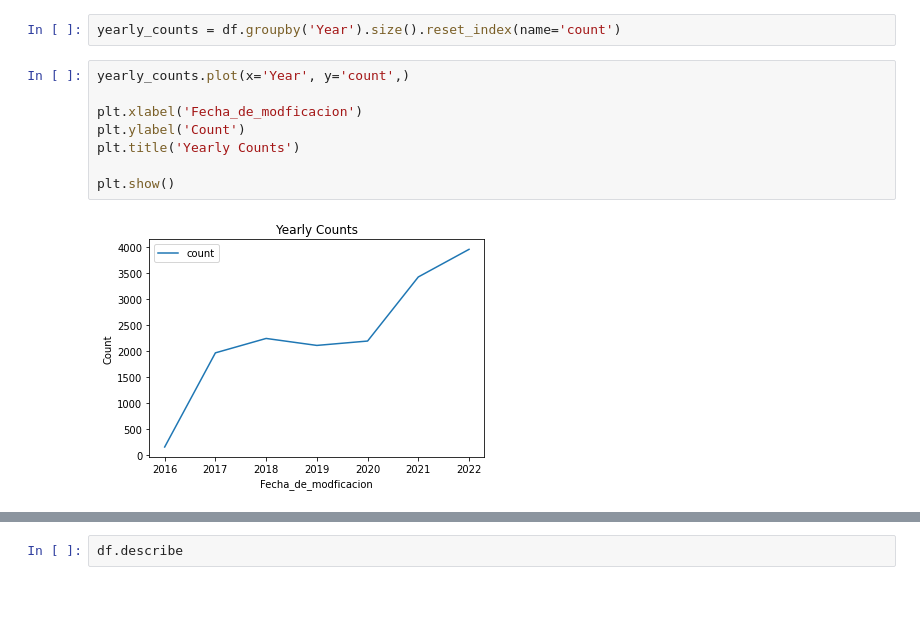
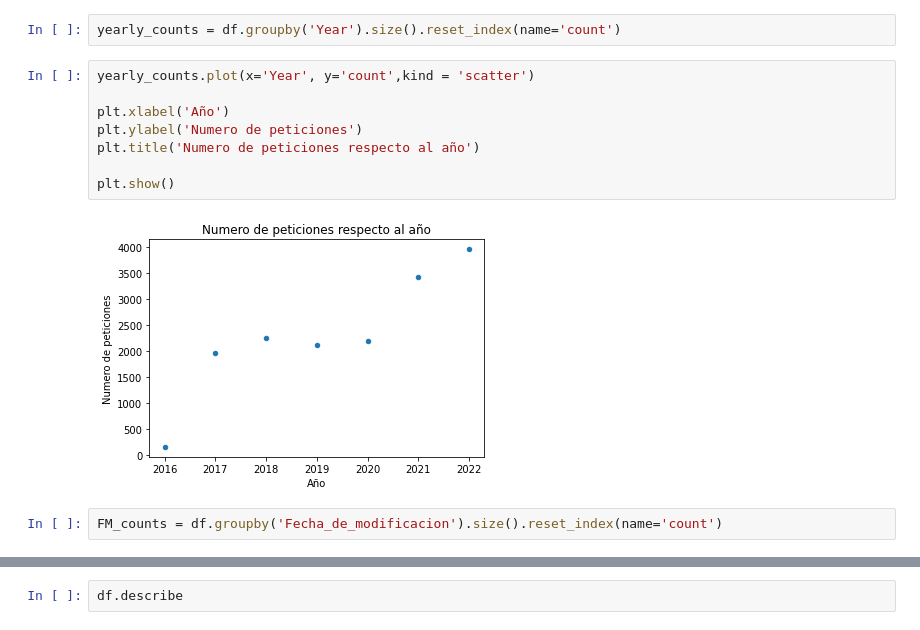
Before and after one commit to jvidorreta/TFG_SDG_JVID, a Jupyter notebook: TFG_SDG_JVID.ipynb, the cells around one changed output, grey strips where cells are left out. Drawn from its saved outputs; the diff is of its cells as text; blank space fills up the shorter version.

```diff
--- a/TFG_SDG_JVID.ipynb
+++ b/TFG_SDG_JVID.ipynb
@@ -215,12 +225,14 @@ monthly_counts = df.groupby('month').size().reset_index(name='count')
 # %%
 yearly_counts = df.groupby('Year').size().reset_index(name='count')
 # %%
-yearly_counts.plot(x='Year', y='count',)
+yearly_counts.plot(x='Year', y='count',kind = 'scatter')
 
-plt.xlabel('Fecha_de_modficacion')
-plt.ylabel('Count')
-plt.title('Yearly Counts')
+plt.xlabel('Año')
+plt.ylabel('Numero de peticiones')
+plt.title('Numero de peticiones respecto al año')
 
 plt.show()
 # %% [output]
-[figure, old version]
+[figure, new version]
+# %%
+FM_counts = df.groupby('Fecha_de_modificacion').size().reset_index(name='count')
```
Also changed, not shown: parts of 7 cells of this notebook.
